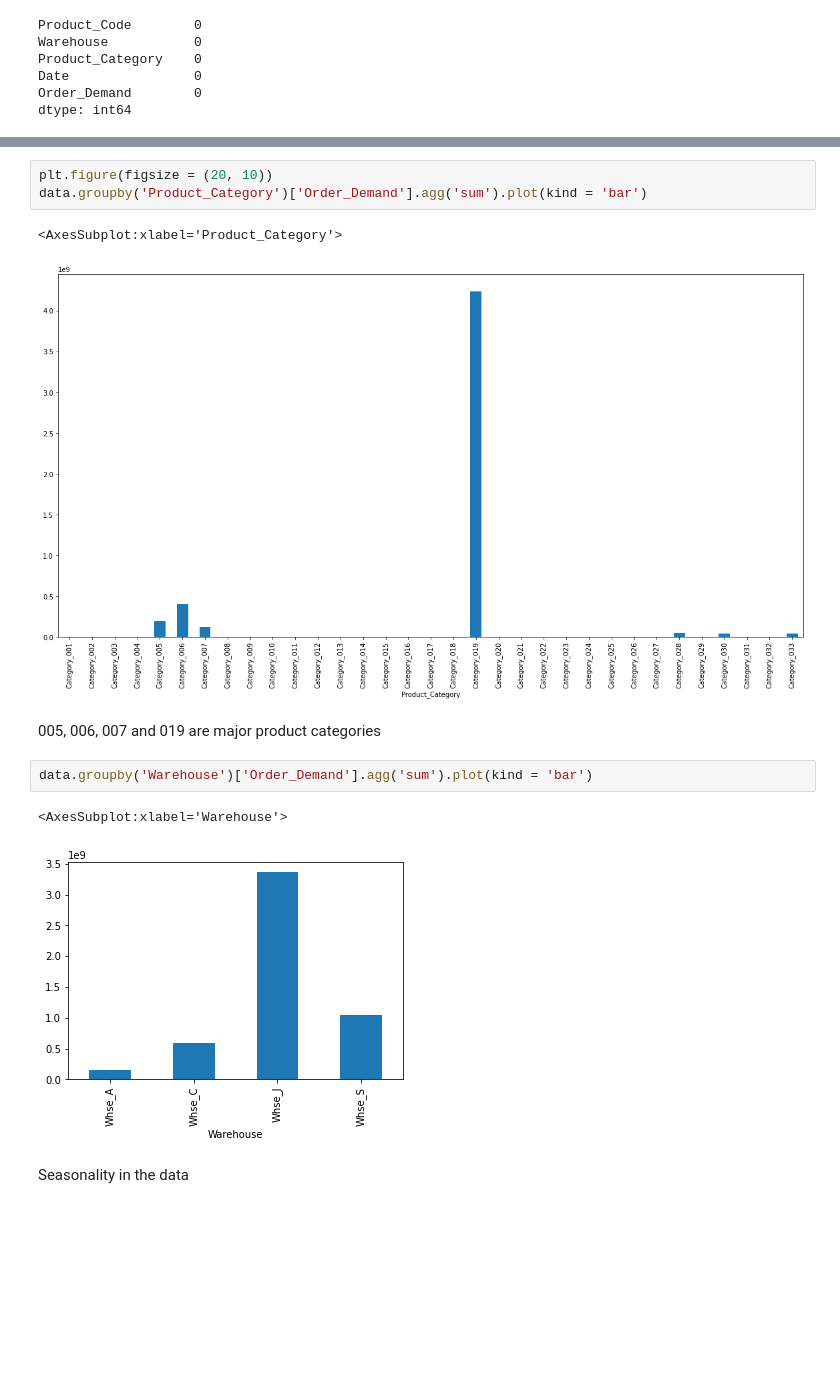
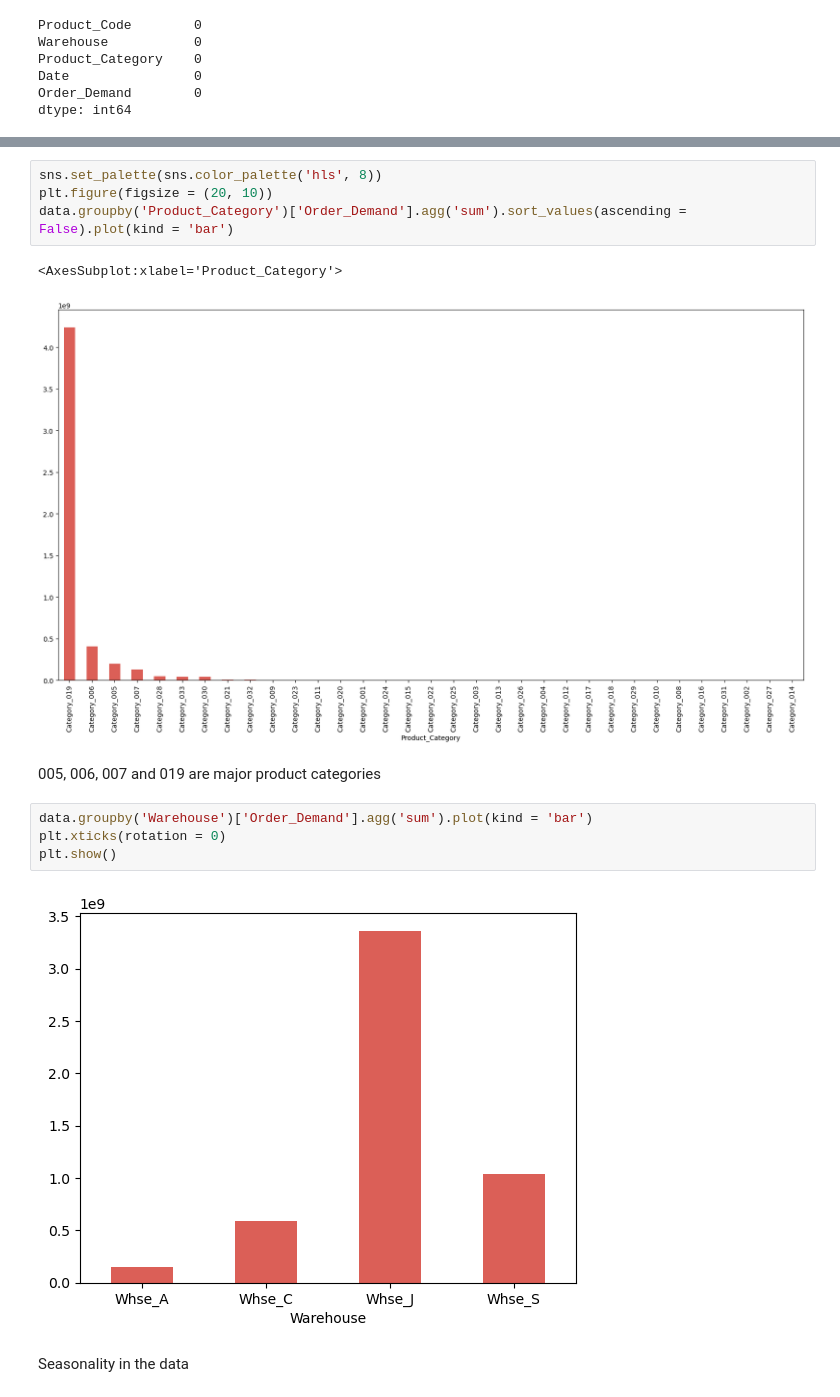
Before and after one commit to doja4bid/Demand-Forecasting-, a Jupyter notebook: Exploration.ipynb, the cells around one changed output, grey strips where cells are left out. Saved outputs shown, nothing was run; the diff lists cells and outputs as text; blank space fills up the shorter version.

```diff
--- a/Exploration.ipynb
+++ b/Exploration.ipynb
@@ -103,16 +92,18 @@ data.groupby('Product_Category')['Order_Demand'].agg('sum').reset_index().sort_v
 # %%
+sns.set_palette(sns.color_palette('hls', 8))
 plt.figure(figsize = (20, 10))
-data.groupby('Product_Category')['Order_Demand'].agg('sum').plot(kind = 'bar')
+data.groupby('Product_Category')['Order_Demand'].agg('sum').sort_values(ascending = False).plot(kind = 'bar')
 # %% [output]
 <AxesSubplot:xlabel='Product_Category'>
-[figure, old version]
+[figure, new version]
 # %% [markdown]
 005, 006, 007 and 019 are major product categories
 # %%
 data.groupby('Warehouse')['Order_Demand'].agg('sum').plot(kind = 'bar')
+plt.xticks(rotation = 0)
+plt.show()
 # %% [output]
-<AxesSubplot:xlabel='Warehouse'>
-[figure, old version]
+[figure, new version]
 # %% [markdown]
 Seasonality in the data
 # %%
```
Also changed, not shown: parts of 18 cells of this notebook.
